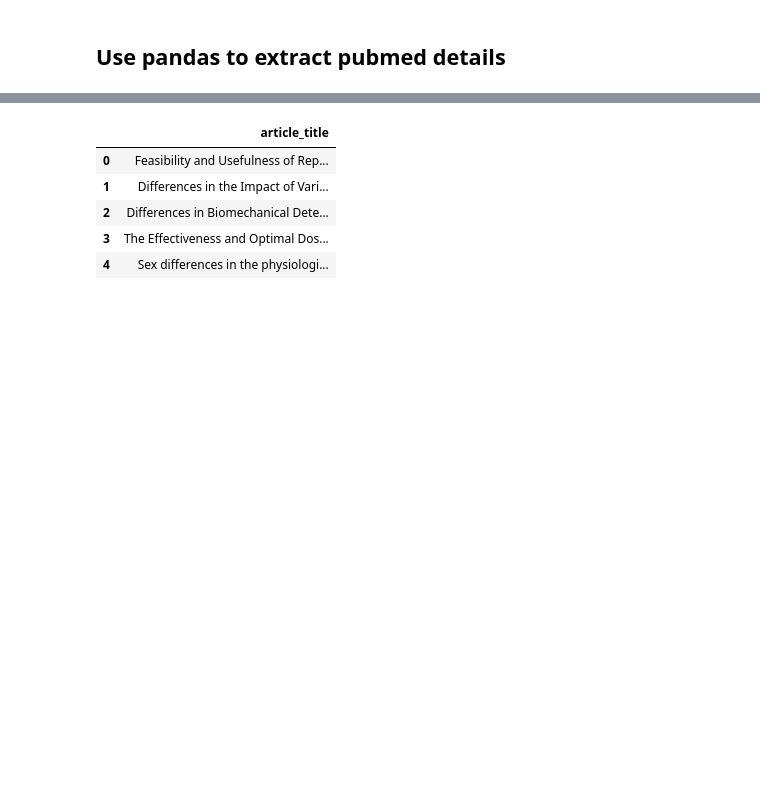
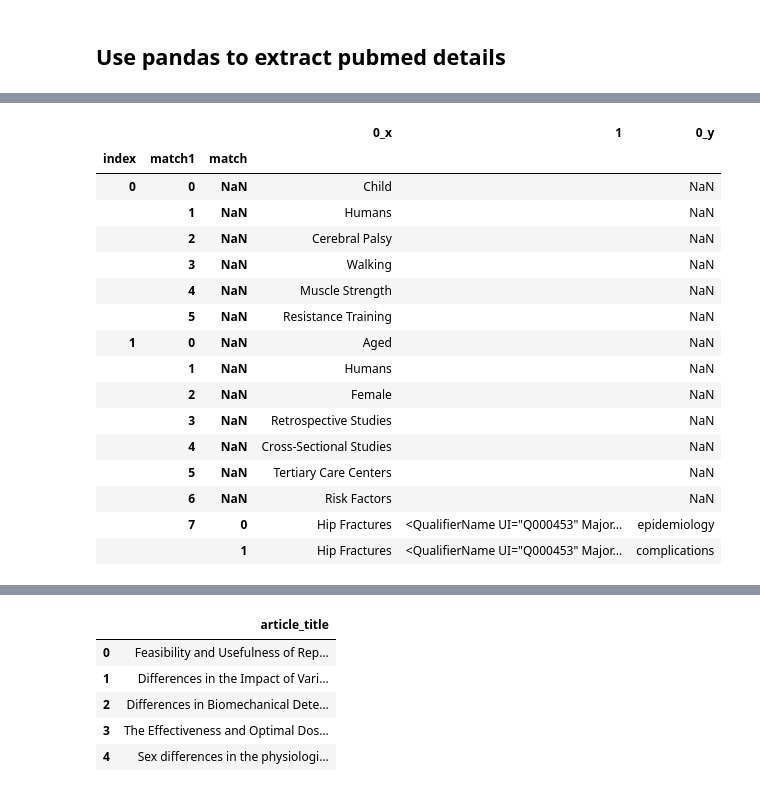
Before and after one commit to silvhua/pubmed-search, a Jupyter notebook: notebooks/2024-04-03 pubmed api.ipynb, the cells around one changed output, grey strips where cells are left out. Drawn from its saved outputs; the diff is of its cells as text; code cells hidden in the pictures; blank space fills up the shorter version.

Commit message:
created mesh topics w/ qualifier appended

```diff
--- a/notebooks/2024-04-03 pubmed api.ipynb
+++ b/notebooks/2024-04-03 pubmed api.ipynb
@@ -2127,22 +2127,3 @@ pd.DataFrame(result_dict[iteration].record_strings_dict[1])
 | 4 | <?xml version="1.0" ?>\n<!DOCTYPE... |
 # %% [markdown]
 ## Use pandas to extract pubmed details
-# %%
-def extract_pubmed_details_df(record_strings_list):
-    df = pd.DataFrame()
-    record_strings = pd.Series(record_strings_list)
-
-    # extract article title
-    df['article_title'] = record_strings.str.extract(r'<ArticleTitle>(.*?)</ArticleTitle>')
-
-    # extract authors as a list
-    authors = record_strings.str.extractall(r'<Author ValidYN="Y".*?><LastName>(.*?)</LastName><ForeName>(.*?)</ForeName>')
-    authors['fullname'] = authors[1] + ' ' + authors[0]
-    df['authors'] = authors['fullname'].groupby(level=0).apply(lambda groupby: [name for name in groupby])
-    # return grouped
-    # # return authors
-    return df
-
-record_strings_list = result_dict[iteration].record_strings_dict[1]
-df = extract_pubmed_details_df(record_strings_list)
-df
@@ -2155,0 +2252,77 @@ df
+# %%
+import numpy as np
+def df_extractall(series, regex, parent_regex=None, nested_regex=None, sep=' '):
+    if parent_regex:
+        extracted = series.str.extract(parent_regex, expand=False)
+        series = extracted
+    extracted = series.str.extractall(regex).replace({np.nan: ''})
+    # return extracted
+    joined_values = extracted[0]
+
+    if extracted.shape[1] > 1:
+        extracted.index.names = [f'{name if name else "index"}{index if index !=0 else ""}' for index, name in enumerate(extracted.index.names)]
+    # return extracted
+        for i in range(1, extracted.shape[1]):
+
+            if nested_regex:
+                matches = extracted[i].str.extractall(nested_regex)#.replace({np.nan: ''})
+                # matches.columns = [f'nested_text{column}' for column in matches.columns]
+                extracted = extracted.merge(
+                    matches, how='left', left_index=True, right_index=True
+                )
+
+            else:
+                joined_values = joined_values + sep + extracted[i]
+                print(f'no nested regex')
+        joined_values = extracted
+    else:
+        joined_values = extracted
+    return joined_values
+    # # new_series = joined_values.groupby(level=0).apply(lambda groupby: [match for match in groupby])
+    # # return new_series
+
+def extract_pubmed_details_df(record_strings_list):
+    df = pd.DataFrame()
+    record_strings = pd.Series(record_strings_list)
+
+    regex_dict = {
+        'article_title': r'<ArticleTitle>(.*?)</ArticleTitle>',
+        'volume': r'<Volume>(.*?)</Volume>'
+    }
+    for column, regex in regex_dict.items():
+        df[column] = record_strings.str.extract(regex)
+    df = df_extractall(
+        record_strings, sep='',
+        parent_regex=r'<MeshHeadingList>(.*?)</MeshHeadingList>',
+        regex=r'<MeshHeading><DescriptorName.*?>(.*?)</DescriptorName>(<QualifierName.*?>.*?</QualifierName>)?</MeshHeading>',
+        nested_regex=r'<QualifierName.*?>(.*?)</QualifierName>'
+    )
+
+    # df = df_extractall(
+    #     record_strings, r'<Author ValidYN="Y".*?><LastName>(.*?)</LastName><ForeName>(.*?)</ForeName>',
+    # )
+
+    return df
+
+record_strings_list = result_dict[iteration].record_strings_dict[1]
+df = extract_pubmed_details_df(record_strings_list)
+# df.loc[1]
+df
+# %% [output]
+|  |  |  | 0_x | 1 | 0_y |
+| index | match1 | match |  |  |  |
+| 0 | 0 | NaN | Child |  | NaN |
+|  | 1 | NaN | Humans |  | NaN |
+|  | 2 | NaN | Cerebral Palsy |  | NaN |
+|  | 3 | NaN | Walking |  | NaN |
+|  | 4 | NaN | Muscle Strength |  | NaN |
+|  | 5 | NaN | Resistance Training |  | NaN |
+| 1 | 0 | NaN | Aged |  | NaN |
+|  | 1 | NaN | Humans |  | NaN |
+|  | 2 | NaN | Female |  | NaN |
+|  | 3 | NaN | Retrospective Studies |  | NaN |
+|  | 4 | NaN | Cross-Sectional Studies |  | NaN |
+|  | 5 | NaN | Tertiary Care Centers |  | NaN |
+|  | 6 | NaN | Risk Factors |  | NaN |
+|  | 7 | 0 | Hip Fractures | <QualifierName UI="Q000453" Major... | epidemiology |
+|  |  | 1 | Hip Fractures | <QualifierName UI="Q000453" Major... | complications |
```
Also changed, not shown: parts of 9 cells of this notebook.
